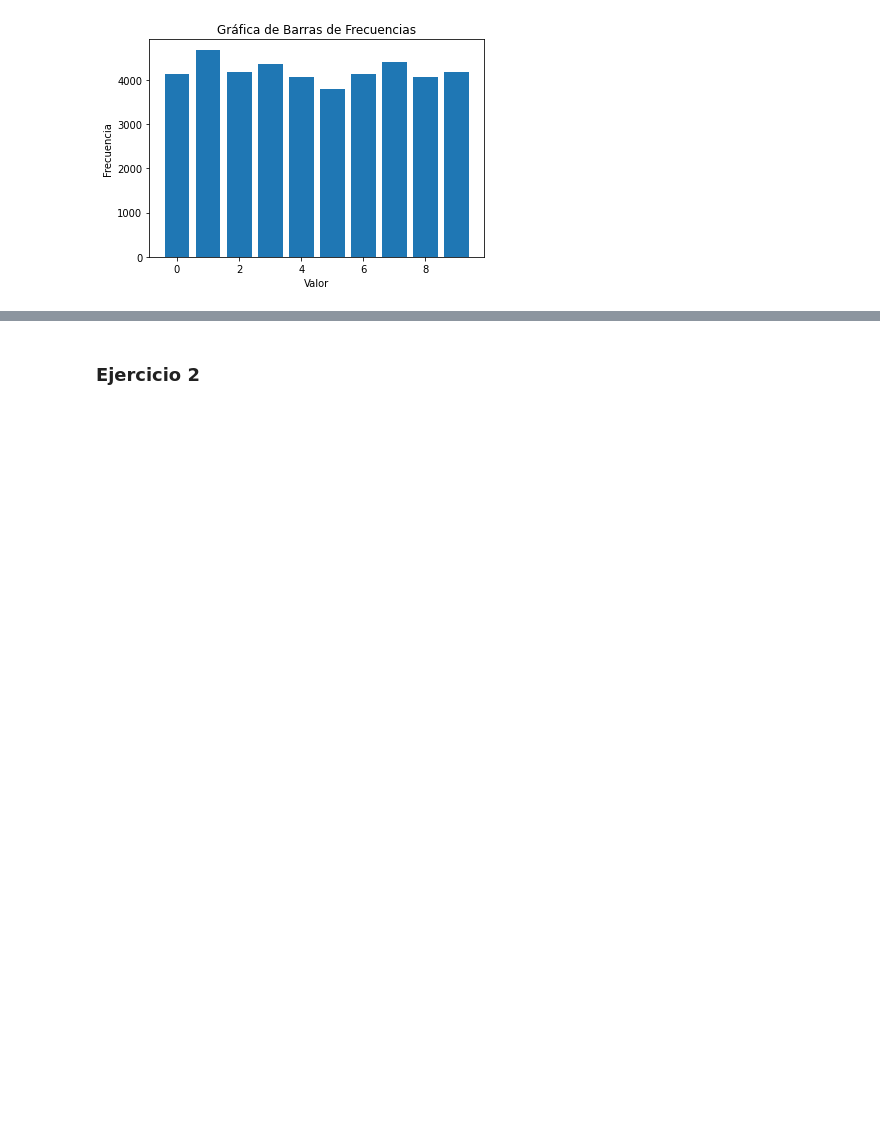
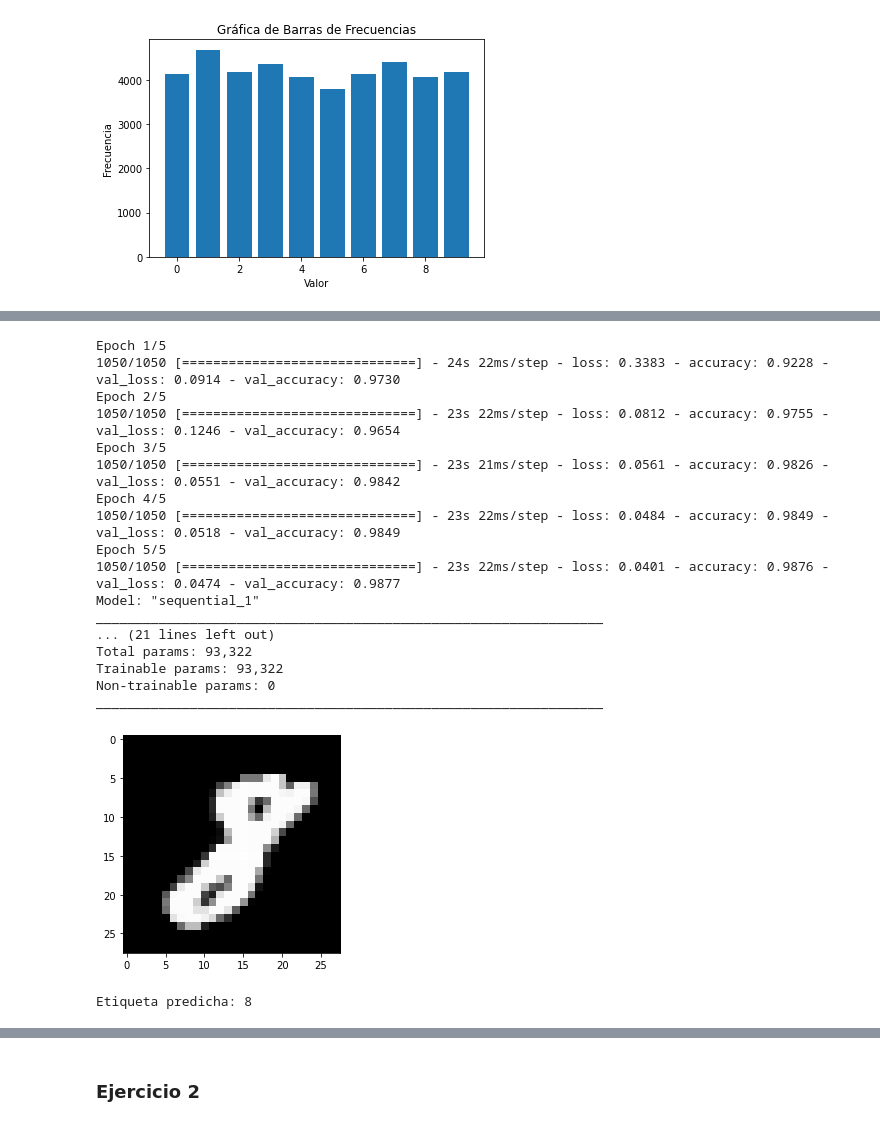
Before and after one commit to CristopherBarrios/Lab3-DeepLearning-DataScience, a Jupyter notebook: lab3.ipynb, the cells around one changed output, grey strips where cells are left out. Saved outputs shown, nothing was run; the diff lists cells and outputs as text; code cells hidden in the pictures; blank space fills up the shorter version.

```diff
--- a/lab3.ipynb
+++ b/lab3.ipynb
@@ -144,0 +159,53 @@ plt.show()
+# %%
+# Definir el modelo
+model = models.Sequential([
+    layers.Conv2D(32, (3, 3), activation='relu', input_shape=(28, 28, 1)),
+    layers.MaxPooling2D((2, 2)),
+    layers.Conv2D(64, (3, 3), activation='relu'),
+    layers.MaxPooling2D((2, 2)),
+    layers.Conv2D(64, (3, 3), activation='relu'),
+    layers.Flatten(),
+    layers.Dense(64, activation='relu'),
+    layers.Dense(10, activation='softmax')
+])
+
+# Compilar el modelo
+model.compile(optimizer='adam',
+              loss='sparse_categorical_crossentropy',
+              metrics=['accuracy'])
+
+# Entrenar el modelo
+model.fit(x, y, epochs=5, validation_split=0.2)
+
+# Mostrar la arquitectura del modelo
+model.summary()
+
+# Visualizar una imagen de ejemplo
+image = x[245]
+plt.imshow(image.squeeze(), cmap='gray')
+plt.show()
+
+# Predecir con el modelo
+prediction = model.predict(np.expand_dims(image, axis=0))
+predicted_label = np.argmax(prediction)
+print("Etiqueta predicha:", predicted_label)
+# %% [output]
+Epoch 1/5
+1050/1050 [==============================] - 24s 22ms/step - loss: 0.3383 - accuracy: 0.9228 - val_loss: 0.0914 - val_accuracy: 0.9730
+Epoch 2/5
+1050/1050 [==============================] - 23s 22ms/step - loss: 0.0812 - accuracy: 0.9755 - val_loss: 0.1246 - val_accuracy: 0.9654
+Epoch 3/5
+1050/1050 [==============================] - 23s 21ms/step - loss: 0.0561 - accuracy: 0.9826 - val_loss: 0.0551 - val_accuracy: 0.9842
+Epoch 4/5
+1050/1050 [==============================] - 23s 22ms/step - loss: 0.0484 - accuracy: 0.9849 - val_loss: 0.0518 - val_accuracy: 0.9849
+Epoch 5/5
+1050/1050 [==============================] - 23s 22ms/step - loss: 0.0401 - accuracy: 0.9876 - val_loss: 0.0474 - val_accuracy: 0.9877
+Model: "sequential_1"
+_________________________________________________________________
+... (21 lines left out)
+Total params: 93,322
+Trainable params: 93,322
+Non-trainable params: 0
+_________________________________________________________________
+[figure, added]
+Etiqueta predicha: 8
```
Also changed, not shown: parts of 6 cells of this notebook.
